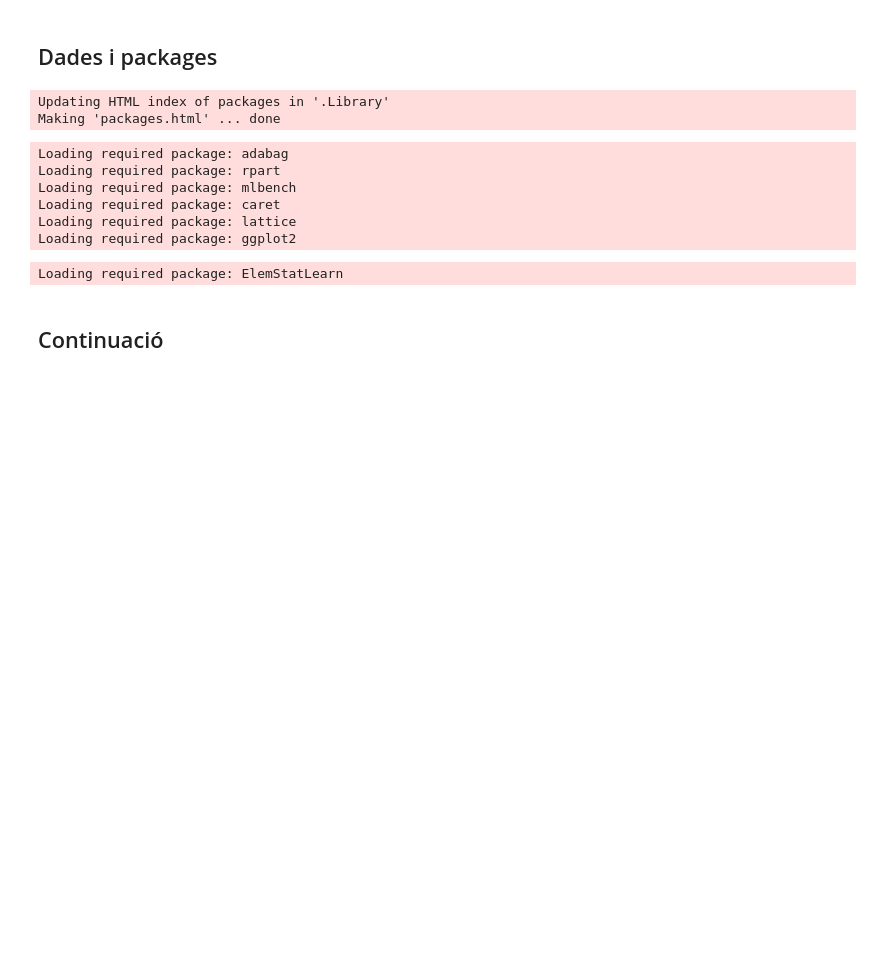
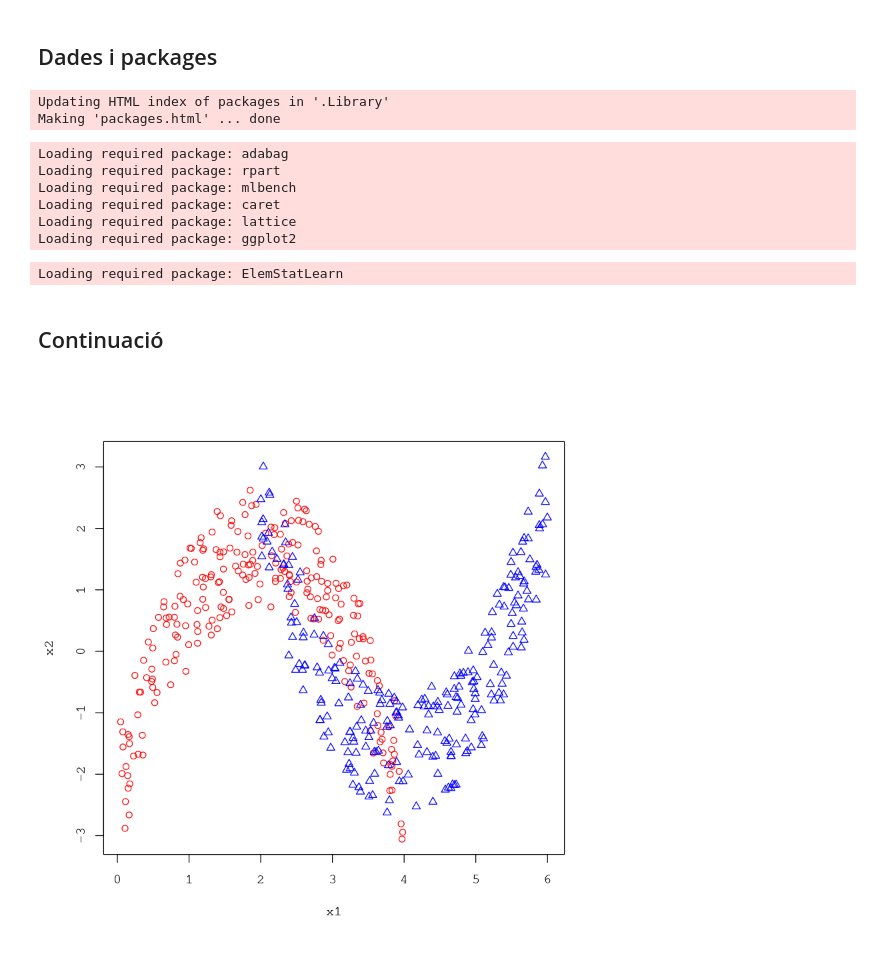
Before and after one commit to nicofo/AAMD, a Jupyter notebook: Boosting/Classe.ipynb, the cells around one changed output. Cells and saved outputs as stored; diff of their text form; code cells hidden in the pictures; blank space fills up the shorter version.

```diff
--- a/Boosting/Classe.ipynb
+++ b/Boosting/Classe.ipynb
@@ -38,3 +38,21 @@ require(rpart)
 default<-rpart.control()
 stump<-rpart.control(cp=-1,maxdepth=1,minsplit=0)
 four<-rpart.control(cp= -1,maxdepth=2,minsplit=0)
+# %%
+n<-500
+p<-10
+f<-function(x, a, b, d) a * (x - b)^2 + d
+
+set.seed(100)
+x1<-runif(n/2, 0, 4)
+y1<-f(x1, -1, 2, 1.7)+runif(n/2, -1, 1)
+x2<-runif(n/2, 2, 6)
+y2<-f(x2, 1, 4, -1.7)+runif(n/2, -1, 1)
+y<-factor(c(rep(1, n/2), rep(2, n/2)))
+mat<-matrix(rnorm(n * 8), ncol = 8)
+dat<-data.frame(y = y, x1=c(x1,x2),x2=c(y1,y2),mat)
+names(dat) <- c("y", paste("x", 1:10, sep = ""))
+# %%
+plot(dat$x1, dat$x2, pch = c(1:2)[y], col = c(2,4)[y], xlab=names(dat)[2], ylab=names(dat)[3])
+# %% [output]
+[figure, added]
```
Also changed, not shown: parts of 15 cells of this notebook, 3 other files.
